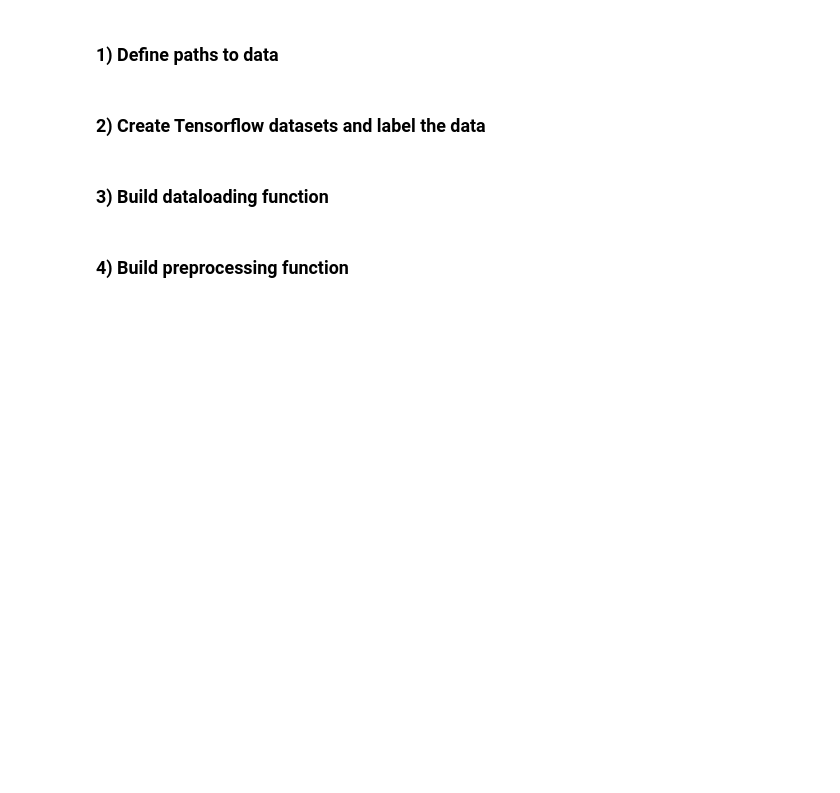
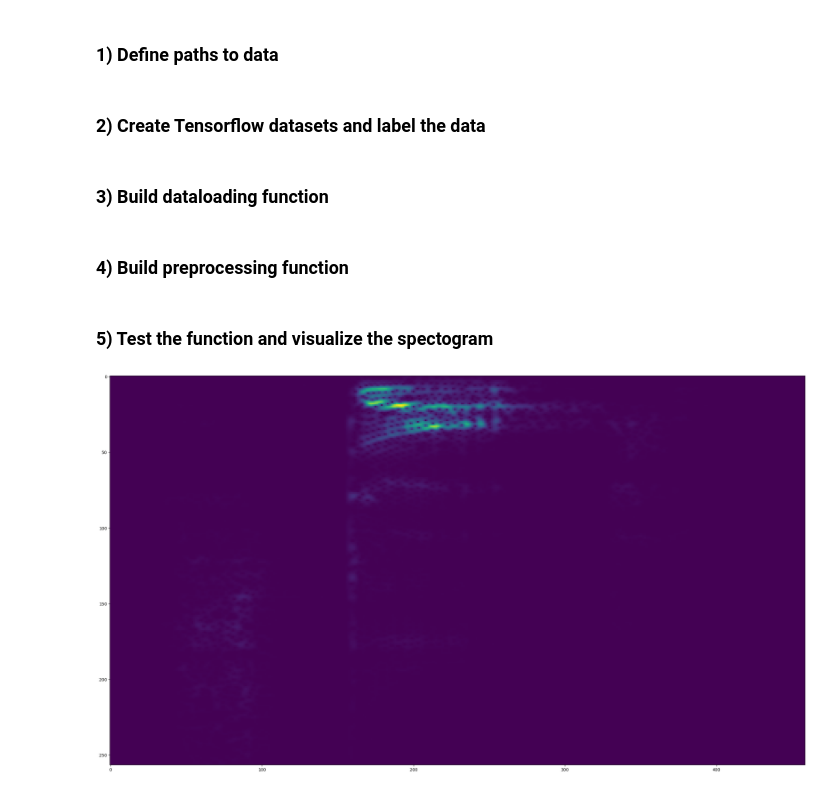
Before and after one commit to ArcaneIrvine/deep_audio_classification, a Jupyter notebook: audio_classification.ipynb, the cells around one changed output. Saved outputs shown, nothing was run; the diff lists cells and outputs as text; code cells hidden in the pictures; blank space fills up the shorter version.

Commit message:
Test the function and visualize spectograms

```diff
--- a/audio_classification.ipynb
+++ b/audio_classification.ipynb
@@ -86,3 +86,14 @@ def preprocess(file_path, label):
     # encapsulate spectogram in a set of arrays
     spectrogram = tf.expand_dims(spectrogram, axis=2)
     return spectrogram, label
+# %% [markdown]
+### 5) Test the function and visualize the spectogram
+# %%
+filepath, label = data.shuffle(buffer_size=10000).as_numpy_iterator().next()
+spectogram, label = preprocess(filepath, label)
+
+plt.figure(figsize=(30,20))
+plt.imshow(tf.transpose(spectogram)[0])
+plt.show()
+# %% [output]
+[figure, added]
```
